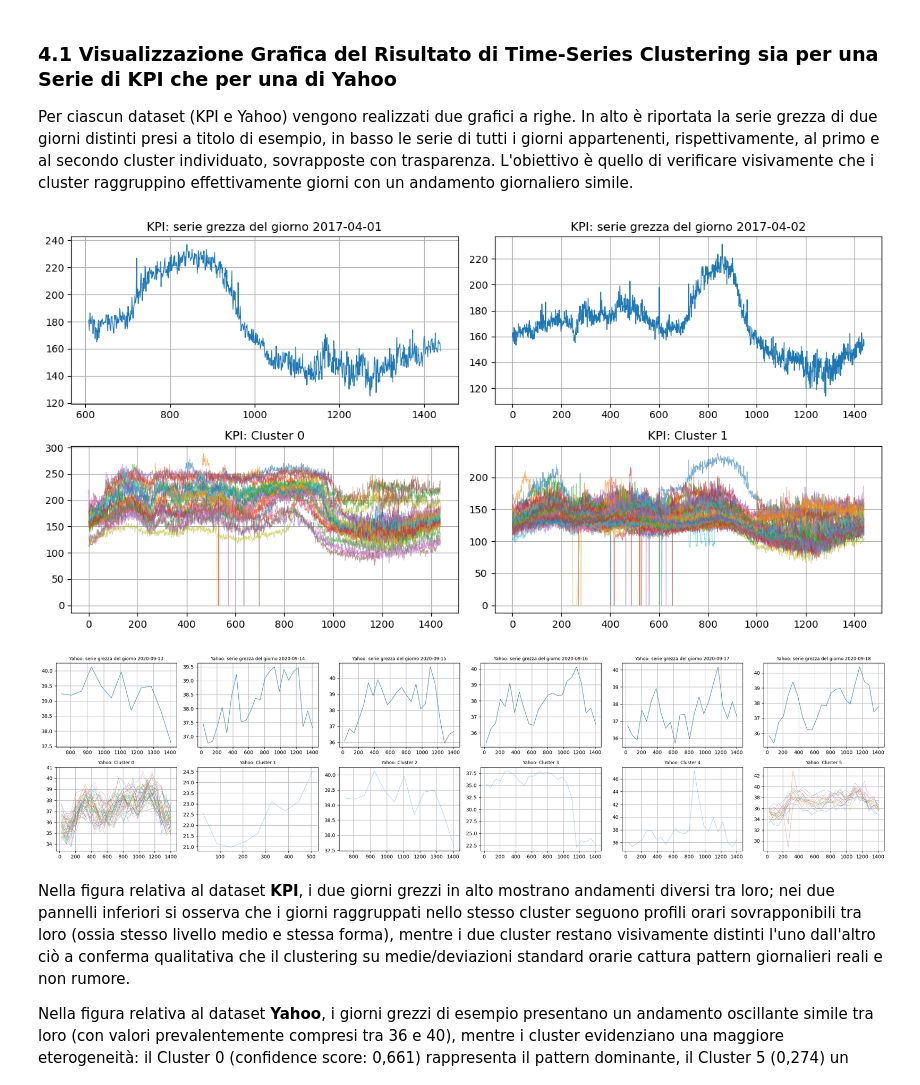
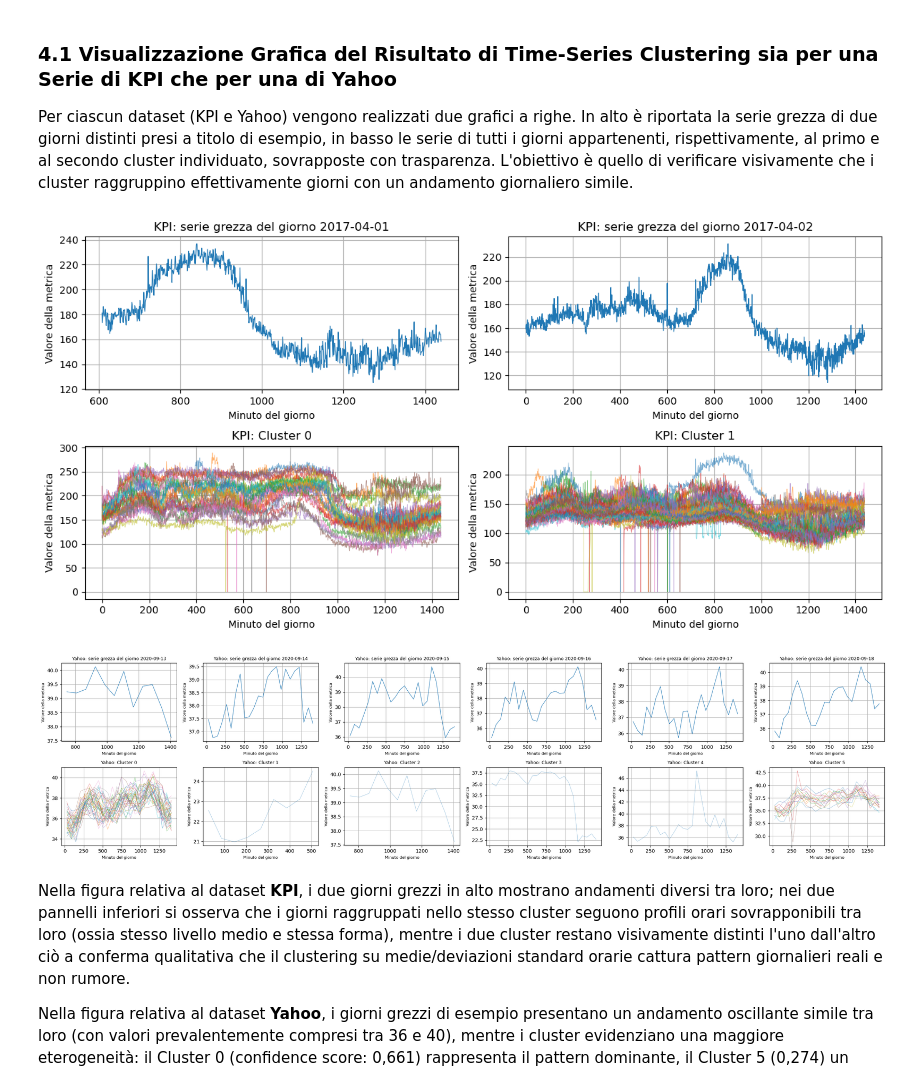
Before and after one commit to GiuliaSimoncini/LAB_Data_Mining, a Jupyter notebook: Cluster_LLM.ipynb, the cells around one changed output. Saved outputs shown, nothing was run; the diff lists cells and outputs as text; code cells hidden in the pictures.

```diff
--- a/Cluster_LLM.ipynb
+++ b/Cluster_LLM.ipynb
@@ -596,6 +597,8 @@ def plot_fig2_kpi(pp_dict, key, dataset_name="KPI", n_days_to_show=None, n_clust
             sub = df[df["date"] == d]
             ax.plot(sub["minute_of_day"].values, sub["value"].values, lw=0.8)
             ax.set_title(f"{dataset_name}: serie grezza del giorno {d}")
+            ax.set_xlabel("Minuto del giorno")
+            ax.set_ylabel("Valore della metrica") # grandezza fisica o numerica misurata dal sensore o dal sistema di monitoraggio
         else:
             ax.axis("off")
 
@@ -607,6 +610,8 @@ def plot_fig2_kpi(pp_dict, key, dataset_name="KPI", n_days_to_show=None, n_clust
             for d, g in sub.groupby("date"):
                 ax.plot(g["minute_of_day"].values, g["value"].values, lw=0.5, alpha=0.6)
             ax.set_title(f"{dataset_name}: Cluster {c}")
+            ax.set_xlabel("Minuto del giorno")
+            ax.set_ylabel("Valore della metrica") # grandezza fisica o numerica misurata dal sensore o dal sistema di monitoraggio
         else:
             ax.axis("off")
 
@@ -628,35 +633,39 @@ def plot_fig2_yahoo(pp_dict, key, dataset_name="Yahoo", n_days_to_show=None, n_c
     fig, axes = plt.subplots(2, n_cols, figsize=(4 * n_cols, 6), squeeze=False)
 
     for i in range(n_cols):
         ax = axes[0, i]
         if i < n_days:
             d = unique_dates[i]
             sub = df[df["date"] == d]
             ax.plot(sub["minute_of_day"].values, sub["value"].values, lw=0.8)
             ax.set_title(f"{dataset_name}: serie grezza del giorno {d}", fontsize=9)
+            ax.set_xlabel("Minuto del giorno", fontsize=8)
+            ax.set_ylabel("Valore della metrica", fontsize=8) # grandezza fisica o numerica misurata dal sensore o dal sistema di monitoraggio
         else:
             ax.axis("off")
 
     for i in range(n_cols):
         ax = axes[1, i]
         if i < n_clust:
             c = clusters_sorted[i]
             sub = df[df["cluster"] == c]
             for d, g in sub.groupby("date"):
                 ax.plot(g["minute_of_day"].values, g["value"].values, lw=0.5, alpha=0.6)
             ax.set_title(f"{dataset_name}: Cluster {c}", fontsize=9)
+            ax.set_xlabel("Minuto del giorno", fontsize=8)
+            ax.set_ylabel("Valore della metrica", fontsize=8) # grandezza fisica o numerica misurata dal sensore o dal sistema di monitoraggio
         else:
             ax.axis("off")
 
     plt.tight_layout()
     plt.show()
 
 
 plot_fig2_kpi(kpi_pp, example_key)
 plot_fig2_yahoo(yahoo_pp, yahoo_example_key)
 # %% [output]
-[figure, old version]
+[figure, new version]
-[figure, old version]
+[figure, new version]
 # %% [markdown]
 Nella figura relativa al dataset **KPI**, i due giorni grezzi in alto mostrano andamenti diversi tra loro; nei due pannelli inferiori si osserva che i giorni raggruppati nello stesso cluster seguono profili orari sovrapponibili tra loro (ossia stesso livello medio e stessa forma), mentre i due cluster restano visivamente distinti l'uno dall'altro ciò a conferma qualitativa che il clustering su medie/deviazioni standard orarie cattura pattern giornalieri reali e non rumore.
 
```
Also changed, not shown: parts of 9 cells of this notebook, 1 other file.
